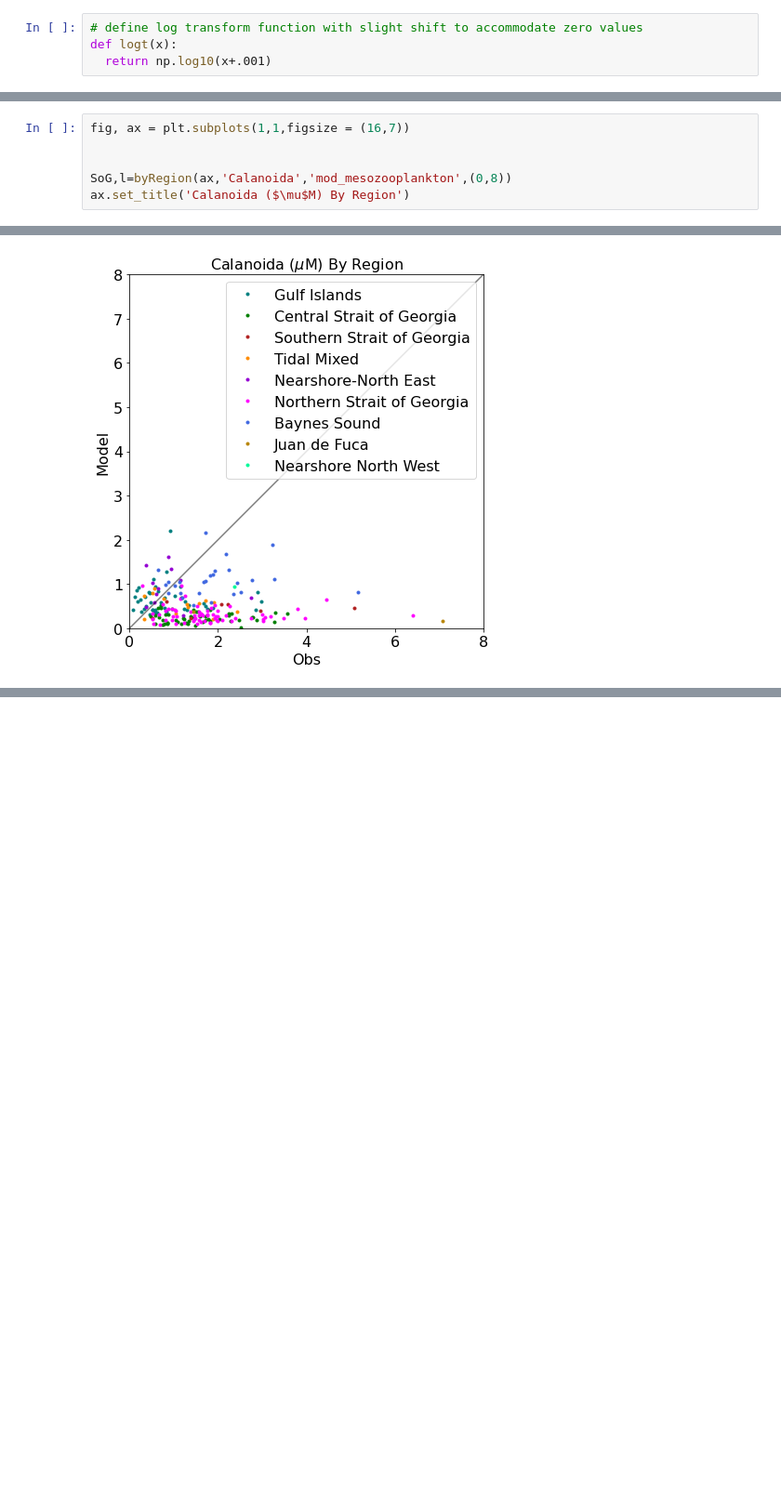
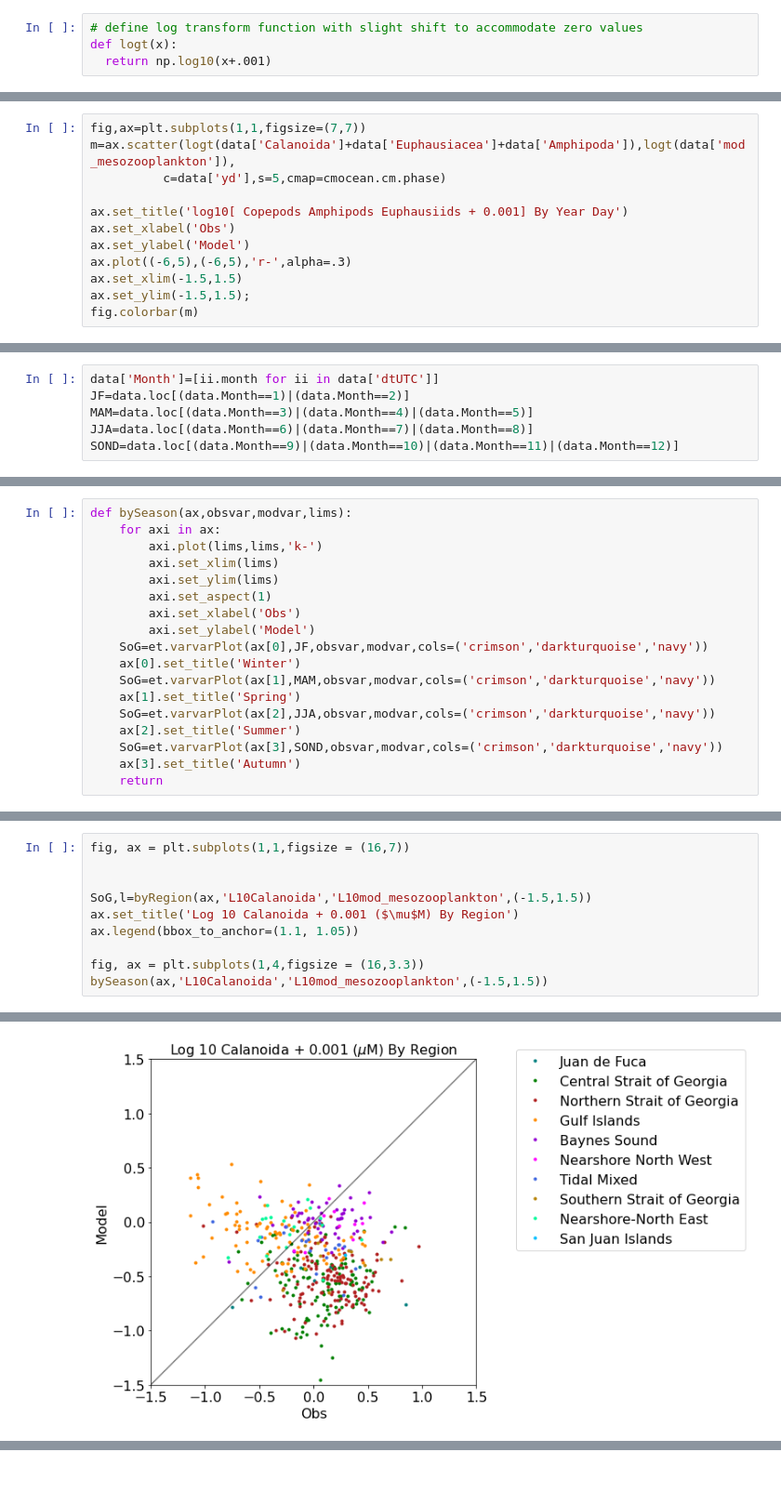
Before and after one commit to SalishSeaCast/analysis-karyn, a Jupyter notebook: notebooks/plotExamples/LoadZoop_ModelObsExplore.ipynb, the cells around one changed output, grey strips where cells are left out. Shown at 93% size. Drawn from its saved outputs; the diff is of its cells as text; blank space fills up the shorter version.

```diff
--- a/notebooks/plotExamples/LoadZoop_ModelObsExplore.ipynb
+++ b/notebooks/plotExamples/LoadZoop_ModelObsExplore.ipynb
@@ -460,0 +530,12 @@ ax[1].plot((-1,3),(-1,3),'r-',alpha=.3)
+# %%
+fig,ax=plt.subplots(1,1,figsize=(7,7))
+m=ax.scatter(logt(data['Calanoida']+data['Euphausiacea']+data['Amphipoda']),logt(data['mod_mesozooplankton']),
+          c=data['yd'],s=5,cmap=cmocean.cm.phase)
+
+ax.set_title('log10[ Copepods Amphipods Euphausiids + 0.001] By Year Day')
+ax.set_xlabel('Obs')
+ax.set_ylabel('Model')
+ax.plot((-6,5),(-6,5),'r-',alpha=.3)
+ax.set_xlim(-1.5,1.5)
+ax.set_ylim(-1.5,1.5);
+fig.colorbar(m)
@@ -460,0 +545,6 @@ ax[1].plot((-1,3),(-1,3),'r-',alpha=.3)
+# %%
+data['Month']=[ii.month for ii in data['dtUTC']]
+JF=data.loc[(data.Month==1)|(data.Month==2)]
+MAM=data.loc[(data.Month==3)|(data.Month==4)|(data.Month==5)]
+JJA=data.loc[(data.Month==6)|(data.Month==7)|(data.Month==8)]
+SOND=data.loc[(data.Month==9)|(data.Month==10)|(data.Month==11)|(data.Month==12)]
@@ -461 +570,19 @@ ax[1].plot((-1,3),(-1,3),'r-',alpha=.3)
+# %%
+def bySeason(ax,obsvar,modvar,lims):
+    for axi in ax:
+        axi.plot(lims,lims,'k-')
+        axi.set_xlim(lims)
+        axi.set_ylim(lims)
+        axi.set_aspect(1)
+        axi.set_xlabel('Obs')
+        axi.set_ylabel('Model')
+    SoG=et.varvarPlot(ax[0],JF,obsvar,modvar,cols=('crimson','darkturquoise','navy'))
+    ax[0].set_title('Winter')
+    SoG=et.varvarPlot(ax[1],MAM,obsvar,modvar,cols=('crimson','darkturquoise','navy'))
+    ax[1].set_title('Spring')
+    SoG=et.varvarPlot(ax[2],JJA,obsvar,modvar,cols=('crimson','darkturquoise','navy'))
+    ax[2].set_title('Summer')
+    SoG=et.varvarPlot(ax[3],SOND,obsvar,modvar,cols=('crimson','darkturquoise','navy'))
+    ax[3].set_title('Autumn')
+    return
 # %%
@@ -467,6 +594,10 @@ ax[1].plot((-1,3),(-1,3),'r-',alpha=.3)
 fig, ax = plt.subplots(1,1,figsize = (16,7))
 
 
-SoG,l=byRegion(ax,'Calanoida','mod_mesozooplankton',(0,8))
-ax.set_title('Calanoida ($\mu$M) By Region')
+SoG,l=byRegion(ax,'L10Calanoida','L10mod_mesozooplankton',(-1.5,1.5))
+ax.set_title('Log 10 Calanoida + 0.001 ($\mu$M) By Region')
+ax.legend(bbox_to_anchor=(1.1, 1.05))
+
+fig, ax = plt.subplots(1,4,figsize = (16,3.3))
+bySeason(ax,'L10Calanoida','L10mod_mesozooplankton',(-1.5,1.5))
 # %% [output]
@@ -474 +604 @@ Text(0.5, 1.0, 'Calanoida ($\\mu$M) By Region')
-[figure, old version]
+[figure, new version]
```
Also changed, not shown: parts of 35 cells of this notebook.
